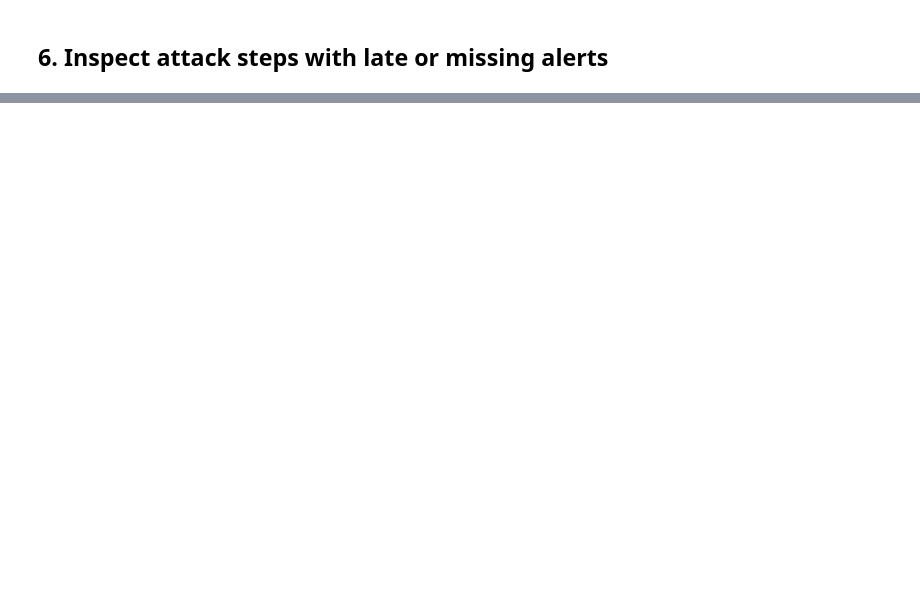
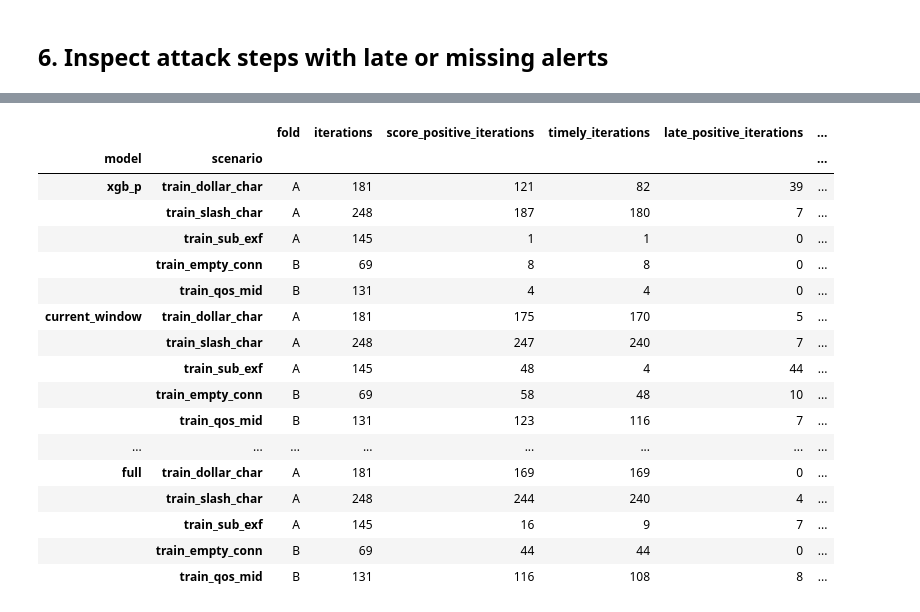
Before and after one commit to tatipar/temporalgnn-nids, a Jupyter notebook: code/python/notebook/capture_oof_early_warning_audit.ipynb, the cells around one changed output, grey strips where cells are left out. Cells and saved outputs as stored; diff of their text form; code cells hidden in the pictures; blank space fills up the shorter version.

Commit message:
run early warning with packet-time score-availability and sensitivity analysis excluding nmap

```diff
--- a/code/python/notebook/capture_oof_early_warning_audit.ipynb
+++ b/code/python/notebook/capture_oof_early_warning_audit.ipynb
@@ -230,0 +902,49 @@ Complete step and iteration details are stored in: /content/drive/MyDrive/captur
+# %%
+non_nmap_scenario_table = (
+    pd.DataFrame(non_nmap_scenario_rows)
+    .set_index(["model", "scenario"])
+)
+
+display(non_nmap_scenario_table[[
+    "fold",
+    "iterations",
+    "score_positive_iterations",
+    "timely_iterations",
+    "late_positive_iterations",
+    "no_score_positive_iterations",
+    "score_positive_iteration_rate",
+    "timely_iteration_rate",
+]])
+
+
+non_nmap_chain_table = (
+    pd.DataFrame(non_nmap_chain_rows)
+    .set_index(["model", "scenario"])
+)
+
+display(non_nmap_chain_table[[
+    "fold",
+    "first_non_nmap_alert_steps",
+    "early_before_terminal_action_without_nmap",
+    "seconds_before_terminal_action_without_nmap",
+    "seconds_at_or_after_terminal_action_without_nmap",
+]])
+# %% [output]
+|  |  | fold | iterations | score_positive_iterations | timely_iterations | late_positive_iterations | ... |
+| model | scenario |  |  |  |  |  | ... |
+| xgb_p | train_dollar_char | A | 181 | 121 | 82 | 39 | ... |
+|  | train_slash_char | A | 248 | 187 | 180 | 7 | ... |
+|  | train_sub_exf | A | 145 | 1 | 1 | 0 | ... |
+|  | train_empty_conn | B | 69 | 8 | 8 | 0 | ... |
+|  | train_qos_mid | B | 131 | 4 | 4 | 0 | ... |
+| current_window | train_dollar_char | A | 181 | 175 | 170 | 5 | ... |
+|  | train_slash_char | A | 248 | 247 | 240 | 7 | ... |
+|  | train_sub_exf | A | 145 | 48 | 4 | 44 | ... |
+|  | train_empty_conn | B | 69 | 58 | 48 | 10 | ... |
+|  | train_qos_mid | B | 131 | 123 | 116 | 7 | ... |
+| ... | ... | ... | ... | ... | ... | ... | ... |
+| full | train_dollar_char | A | 181 | 169 | 169 | 0 | ... |
+|  | train_slash_char | A | 248 | 244 | 240 | 4 | ... |
+|  | train_sub_exf | A | 145 | 16 | 9 | 7 | ... |
+|  | train_empty_conn | B | 69 | 44 | 44 | 0 | ... |
+|  | train_qos_mid | B | 131 | 116 | 108 | 8 | ... |
```
Also changed, not shown: parts of 12 cells of this notebook.
